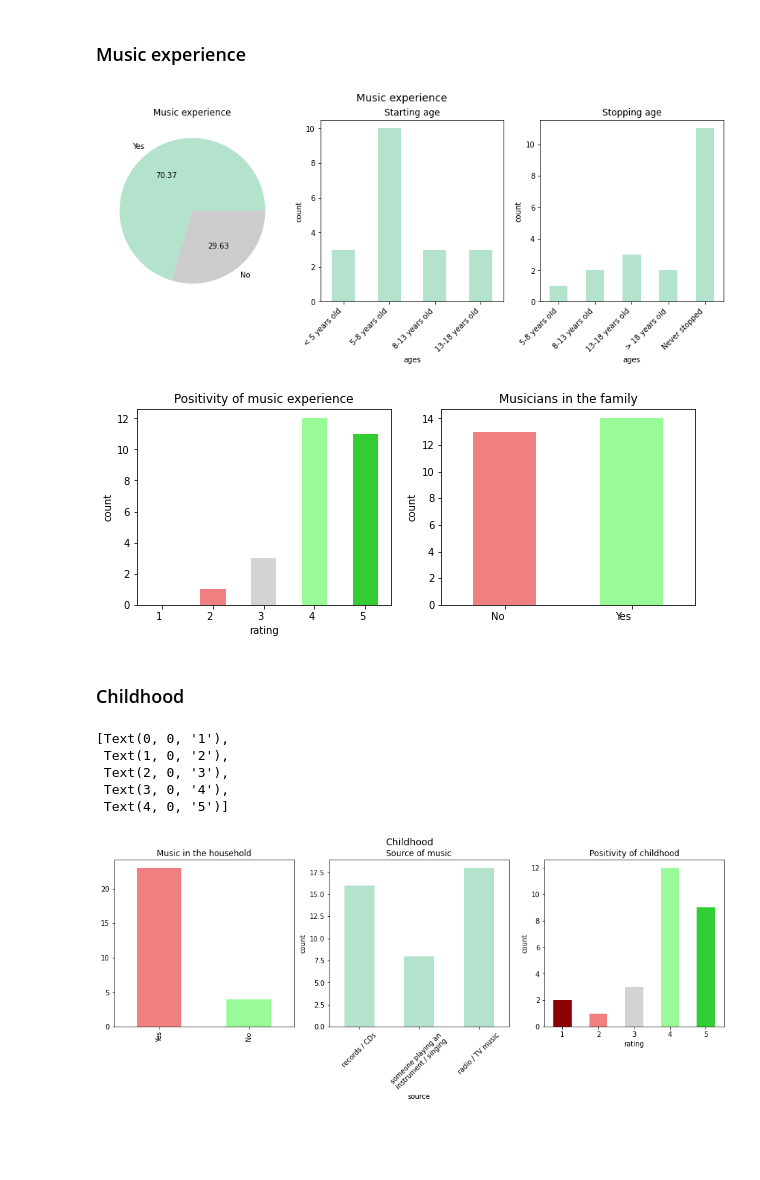
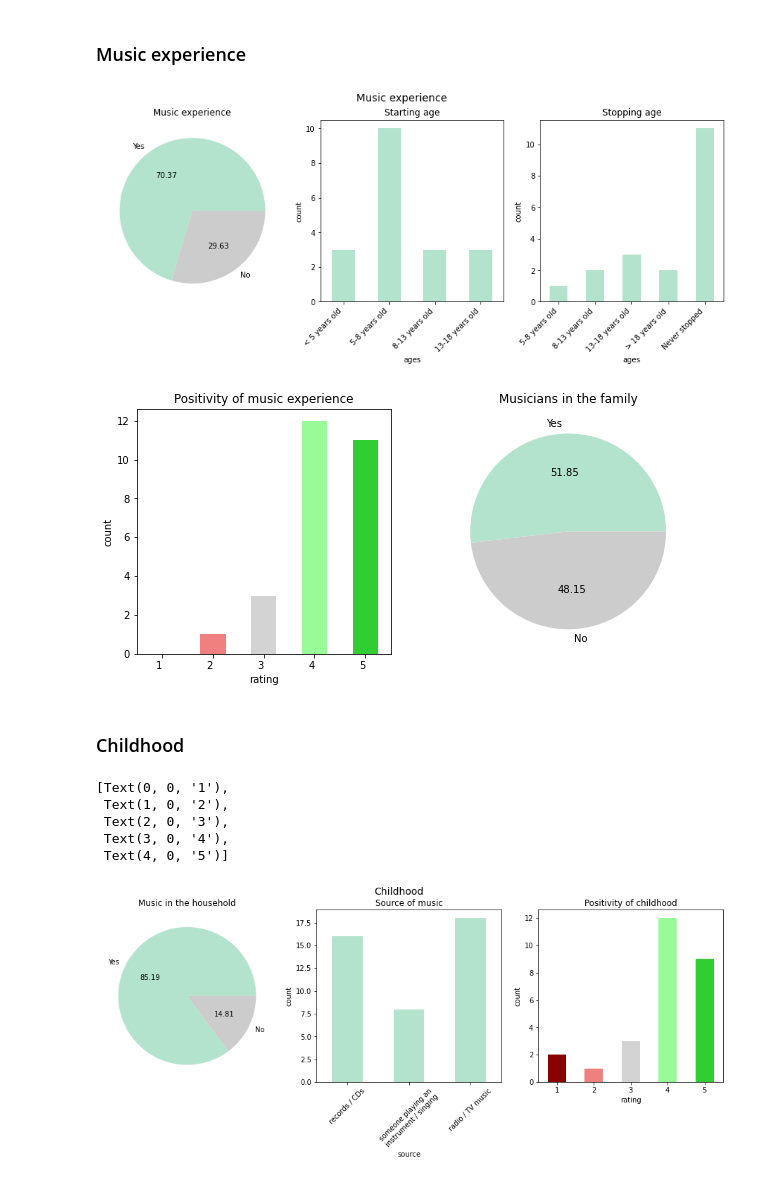
Before and after one commit to chrispla/early-musical-memories, a Jupyter notebook: vis.ipynb, the cells around one changed output. Cells and saved outputs as stored; diff of their text form; code cells hidden in the pictures; blank space fills up the shorter version.

```diff
--- a/vis.ipynb
+++ b/vis.ipynb
@@ -86,49 +86,51 @@ axes[1].set_xticklabels(labels=list(map(inv_ages.get, idxs)))
 
 df['At what age did you stop?'].replace(ages).value_counts().sort_index().plot.bar(ax=axes[2],
                                                                                    xlabel='ages',
                                                                                    ylabel='count',
                                                                                    title='Stopping age',
                                                                                    cmap="Pastel2")
 # get indices present in plot
 idxs = list(df['At what age did you stop?'].replace(ages).value_counts().sort_index().index)
 # map them back to text responses
 axes[2].set_xticklabels(labels=list(map(inv_ages.get, idxs)))
 
 # rotate x labels
 fig.autofmt_xdate(rotation=45)
 
 
 
-fig, axes = plt.subplots(nrows=1, ncols=2, figsize=(10, 4))
+fig, axes = plt.subplots(nrows=1, ncols=2, figsize=(10, 5))
 
 np_counts = df['Do you generally think of your musical experience as positive or negative?'].value_counts().sort_index()
 np_counts = pd.concat([pd.Series([0]), np_counts])  # add value for 1 which had no reponses
 np_counts.sort_index().plot.bar(ax=axes[0],
                                 ylabel='count',
                                 xlabel='rating',
                                 title='Positivity of music experience',
                                 color=np_scale)
 axes[0].set_xticklabels(labels=['1','2','3','4','5'])
 fig.autofmt_xdate(rotation=0)
 
-df['Is someone within your parents or relatives an amateur or professional musician?'].value_counts().sort_index().plot.bar(ax=axes[1],
-                                                                                                                            ylabel='count',
-                                                                                                                            title='Musicians in the family',
-                                                                                                                            color=['lightcoral', 'palegreen'])
+df['Is someone within your parents or relatives an amateur or professional musician?'].value_counts().plot.pie(ax=axes[1],
+                                                                                                                autopct="%.2f",
+                                                                                                                ylabel='',
+                                                                                                                title='Musicians in the family',
+                                                                                                                cmap="Pastel2")
 fig.autofmt_xdate(rotation=0)
 # %% [output]
 [figure]
-[figure, old version]
+[figure, new version]
 # %% [markdown]
 ### Childhood
 # %%
 fig, axes = plt.subplots(nrows=1, ncols=3, figsize=(16,4.5))
 fig.suptitle("Childhood", fontsize=14)
 
-df['When you think about your childhood, do you recall music being played regularly at home? '].value_counts().sort_index().plot.bar(ax=axes[0],
-                                                                                                                                     ylabel='',
-                                                                                                                                     title='Music in the household',
-                                                                                                                                     color=['lightcoral', 'palegreen'])
+df['When you think about your childhood, do you recall music being played regularly at home? '].value_counts().plot.pie(ax=axes[0],
+                                                                                                                        autopct="%.2f",
+                                                                                                                        ylabel='',
+                                                                                                                        title='Music in the household',
+                                                                                                                        cmap="Pastel2")
 
 # this was a multiple choice question, so we need to parse each response
 means_responses = df['In case music was played at home, it was...'].tolist()
@@ -163,4 +165,4 @@ axes[2].set_xticklabels(labels=['1','2','3','4','5'], rotation=0)
  Text(2, 0, '3'),
  Text(3, 0, '4'),
  Text(4, 0, '5')]
-[figure, old version]
+[figure, new version]
```
